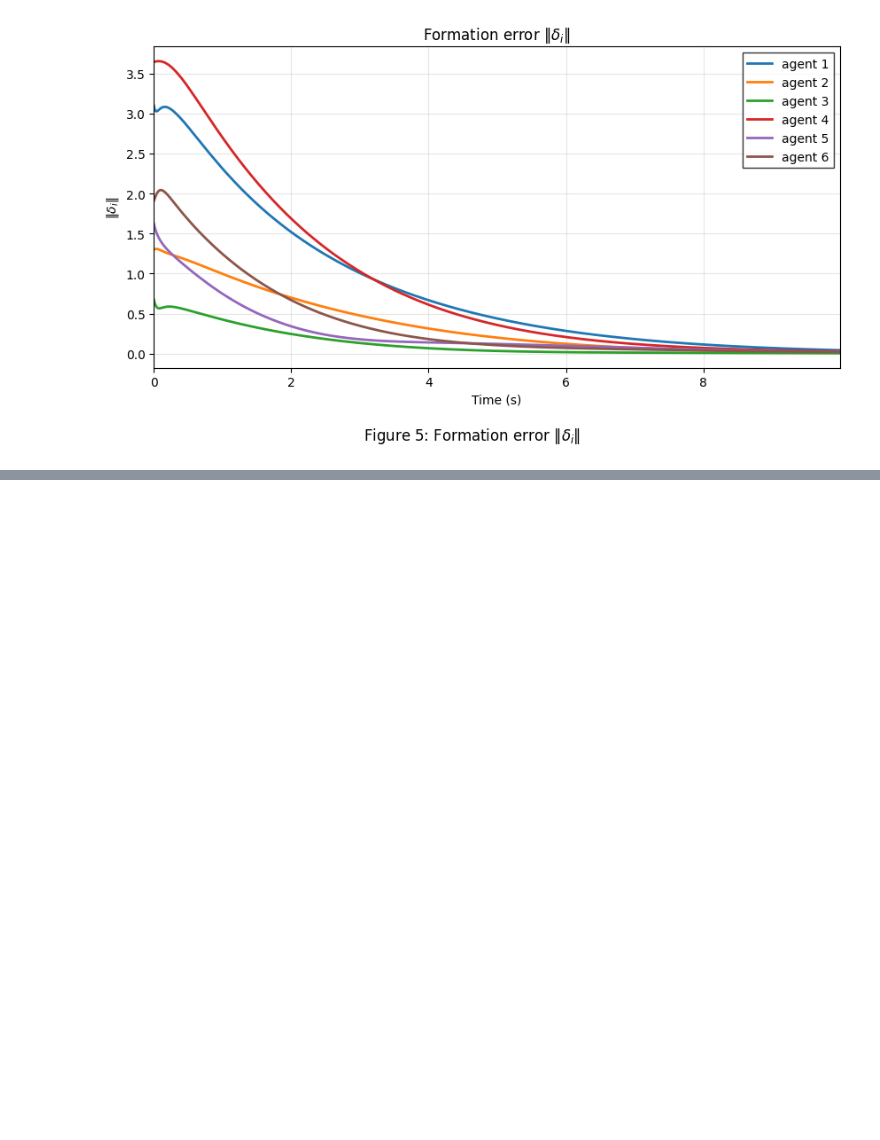
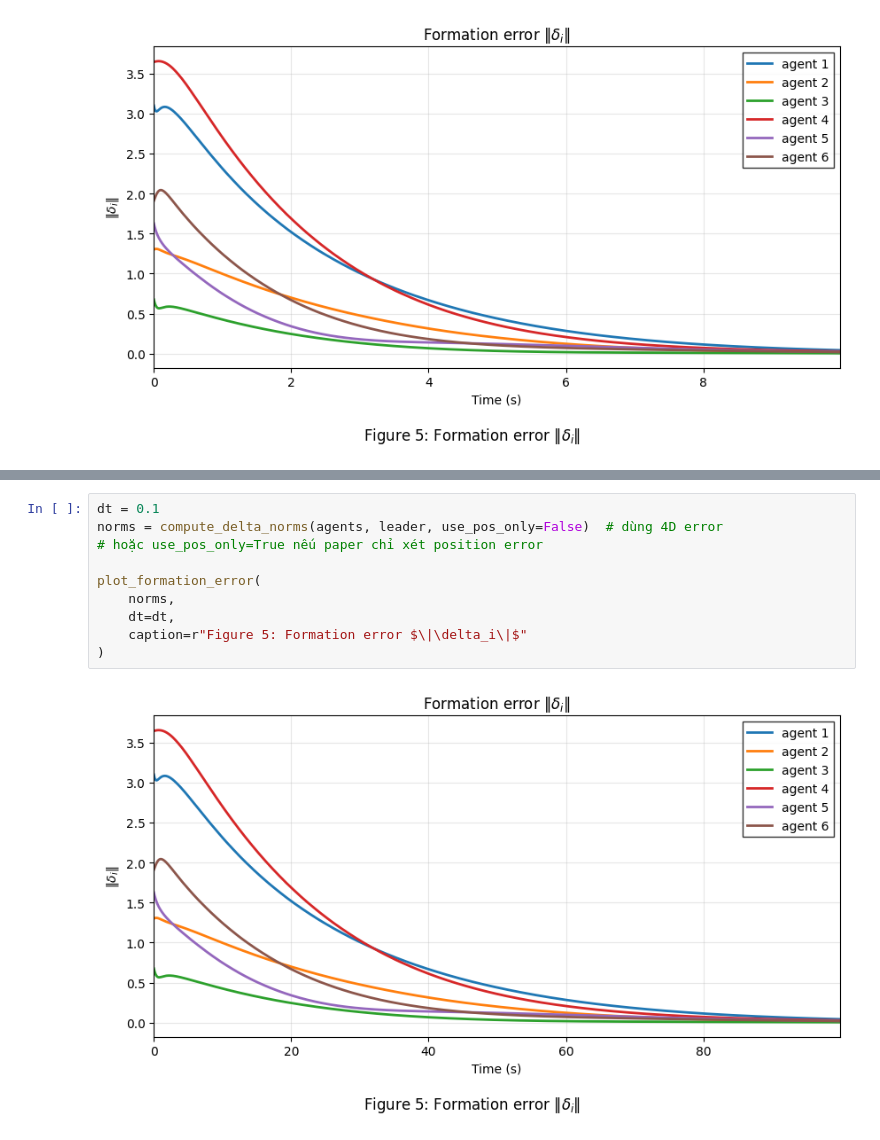
Before and after one commit to hungnguyen-125/Safety_Formation_Control_CBF, a Jupyter notebook: test.ipynb, the cells around one changed output, grey strips where cells are left out. Cells and saved outputs as stored; diff of their text form; blank space fills up the shorter version.

```diff
--- a/test.ipynb
+++ b/test.ipynb
@@ -227,0 +274,12 @@ plot_world_trajectories(agents, leader, topo, topology_at="final")
+# %%
+dt = 0.1
+norms = compute_delta_norms(agents, leader, use_pos_only=False)  # dùng 4D error
+# hoặc use_pos_only=True nếu paper chỉ xét position error
+
+plot_formation_error(
+    norms,
+    dt=dt,
+    caption=r"Figure 5: Formation error $\|\delta_i\|$"
+)
+# %% [output]
+[figure, added]
```
Also changed, not shown: parts of 10 cells of this notebook, 6 other files.
